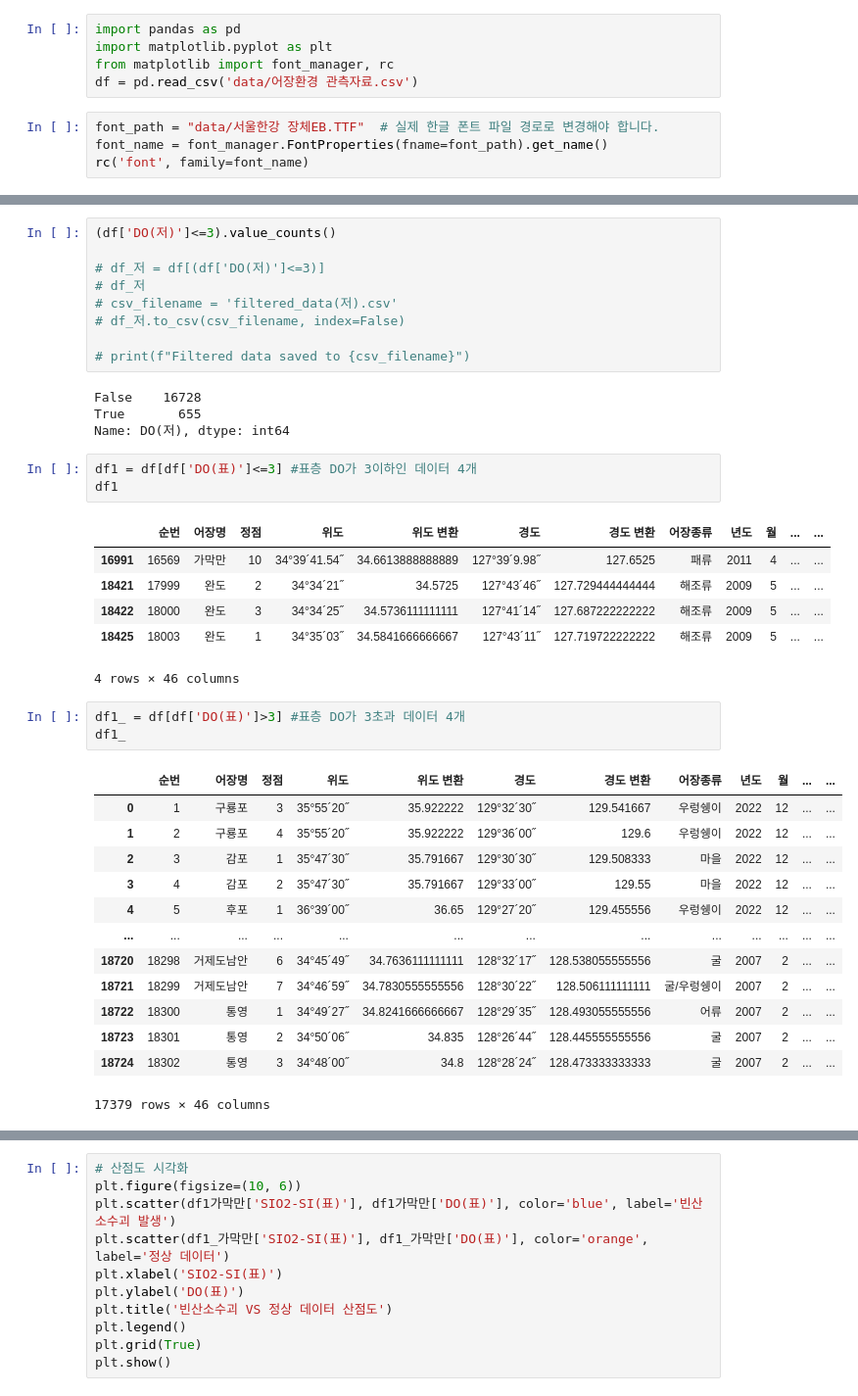
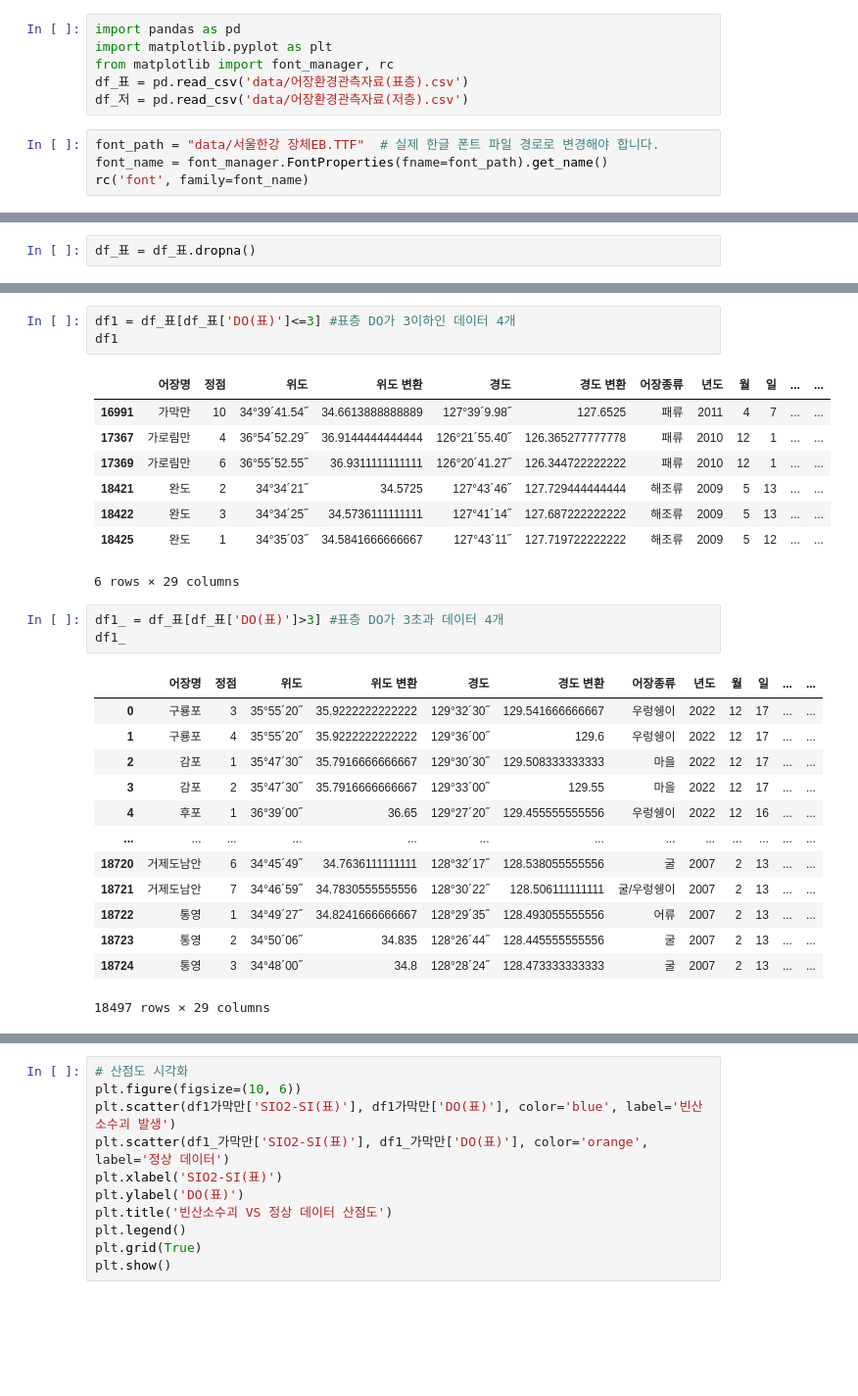
Before and after one commit to Hanhojjung/---_-----, a Jupyter notebook: knn(표).ipynb, the cells around one changed output, grey strips where cells are left out. Shown at 98% size. Saved outputs shown, nothing was run; the diff lists cells and outputs as text; blank space fills up the shorter version.

```diff
--- a/knn.ipynb
+++ b/knn(표).ipynb
@@ -2,7 +2,8 @@
 import pandas as pd
 import matplotlib.pyplot as plt
 from matplotlib import font_manager, rc
-df = pd.read_csv('data/어장환경 관측자료.csv')
+df_표 = pd.read_csv('data/어장환경관측자료(표층).csv')
+df_저 = pd.read_csv('data/어장환경관측자료(저층).csv')
 # %%
 font_path = "data/서울한강 장체EB.TTF"  # 실제 한글 폰트 파일 경로로 변경해야 합니다.
 font_name = font_manager.FontProperties(fname=font_path).get_name()
@@ -52 +51,3 @@ df = df.dropna()
+# %%
+df_표 = df_표.dropna()
 # %%
@@ -83,44 +84,33 @@ True         4
 Name: DO(표), dtype: int64
-# %%
-(df['DO(저)']<=3).value_counts()
-
-# df_저 = df[(df['DO(저)']<=3)]
-# df_저
-# csv_filename = 'filtered_data(저).csv'
-# df_저.to_csv(csv_filename, index=False)
-
-# print(f"Filtered data saved to {csv_filename}")
-# %% [output]
-False    16728
-True       655
-Name: DO(저), dtype: int64
 # %%
-df1 = df[df['DO(표)']<=3] #표층 DO가 3이하인 데이터 4개
+df1 = df_표[df_표['DO(표)']<=3] #표층 DO가 3이하인 데이터 4개
 df1
 # %% [output]
-|  | 순번 | 어장명 | 정점 | 위도 | 위도 변환 | 경도 | 경도 변환 | 어장종류 | 년도 | 월 | ... | ... |
-| 16991 | 16569 | 가막만 | 10 | 34°39´41.54˝ | 34.6613888888889 | 127°39´9.98˝ | 127.6525 | 패류 | 2011 | 4 | ... | ... |
-| 18421 | 17999 | 완도 | 2 | 34°34´21˝ | 34.5725 | 127°43´46˝ | 127.729444444444 | 해조류 | 2009 | 5 | ... | ... |
-| 18422 | 18000 | 완도 | 3 | 34°34´25˝ | 34.5736111111111 | 127°41´14˝ | 127.687222222222 | 해조류 | 2009 | 5 | ... | ... |
-| 18425 | 18003 | 완도 | 1 | 34°35´03˝ | 34.5841666666667 | 127°43´11˝ | 127.719722222222 | 해조류 | 2009 | 5 | ... | ... |
+|  | 어장명 | 정점 | 위도 | 위도 변환 | 경도 | 경도 변환 | 어장종류 | 년도 | 월 | 일 | ... | ... |
+| 16991 | 가막만 | 10 | 34°39´41.54˝ | 34.6613888888889 | 127°39´9.98˝ | 127.6525 | 패류 | 2011 | 4 | 7 | ... | ... |
+| 17367 | 가로림만 | 4 | 36°54´52.29˝ | 36.9144444444444 | 126°21´55.40˝ | 126.365277777778 | 패류 | 2010 | 12 | 1 | ... | ... |
+| 17369 | 가로림만 | 6 | 36°55´52.55˝ | 36.9311111111111 | 126°20´41.27˝ | 126.344722222222 | 패류 | 2010 | 12 | 1 | ... | ... |
+| 18421 | 완도 | 2 | 34°34´21˝ | 34.5725 | 127°43´46˝ | 127.729444444444 | 해조류 | 2009 | 5 | 13 | ... | ... |
+| 18422 | 완도 | 3 | 34°34´25˝ | 34.5736111111111 | 127°41´14˝ | 127.687222222222 | 해조류 | 2009 | 5 | 13 | ... | ... |
+| 18425 | 완도 | 1 | 34°35´03˝ | 34.5841666666667 | 127°43´11˝ | 127.719722222222 | 해조류 | 2009 | 5 | 12 | ... | ... |
-4 rows × 46 columns
+6 rows × 29 columns
 # %%
-df1_ = df[df['DO(표)']>3] #표층 DO가 3초과 데이터 4개
+df1_ = df_표[df_표['DO(표)']>3] #표층 DO가 3초과 데이터 4개
 df1_
 # %% [output]
-|  | 순번 | 어장명 | 정점 | 위도 | 위도 변환 | 경도 | 경도 변환 | 어장종류 | 년도 | 월 | ... | ... |
-| 0 | 1 | 구룡포 | 3 | 35°55´20˝ | 35.922222 | 129°32´30˝ | 129.541667 | 우렁쉥이 | 2022 | 12 | ... | ... |
-| 1 | 2 | 구룡포 | 4 | 35°55´20˝ | 35.922222 | 129°36´00˝ | 129.6 | 우렁쉥이 | 2022 | 12 | ... | ... |
-| 2 | 3 | 감포 | 1 | 35°47´30˝ | 35.791667 | 129°30´30˝ | 129.508333 | 마을 | 2022 | 12 | ... | ... |
-| 3 | 4 | 감포 | 2 | 35°47´30˝ | 35.791667 | 129°33´00˝ | 129.55 | 마을 | 2022 | 12 | ... | ... |
-| 4 | 5 | 후포 | 1 | 36°39´00˝ | 36.65 | 129°27´20˝ | 129.455556 | 우렁쉥이 | 2022 | 12 | ... | ... |
+|  | 어장명 | 정점 | 위도 | 위도 변환 | 경도 | 경도 변환 | 어장종류 | 년도 | 월 | 일 | ... | ... |
+| 0 | 구룡포 | 3 | 35°55´20˝ | 35.9222222222222 | 129°32´30˝ | 129.541666666667 | 우렁쉥이 | 2022 | 12 | 17 | ... | ... |
+| 1 | 구룡포 | 4 | 35°55´20˝ | 35.9222222222222 | 129°36´00˝ | 129.6 | 우렁쉥이 | 2022 | 12 | 17 | ... | ... |
+| 2 | 감포 | 1 | 35°47´30˝ | 35.7916666666667 | 129°30´30˝ | 129.508333333333 | 마을 | 2022 | 12 | 17 | ... | ... |
+| 3 | 감포 | 2 | 35°47´30˝ | 35.7916666666667 | 129°33´00˝ | 129.55 | 마을 | 2022 | 12 | 17 | ... | ... |
+| 4 | 후포 | 1 | 36°39´00˝ | 36.65 | 129°27´20˝ | 129.455555555556 | 우렁쉥이 | 2022 | 12 | 16 | ... | ... |
 | ... | ... | ... | ... | ... | ... | ... | ... | ... | ... | ... | ... | ... |
-| 18720 | 18298 | 거제도남안 | 6 | 34°45´49˝ | 34.7636111111111 | 128°32´17˝ | 128.538055555556 | 굴 | 2007 | 2 | ... | ... |
-| 18721 | 18299 | 거제도남안 | 7 | 34°46´59˝ | 34.7830555555556 | 128°30´22˝ | 128.506111111111 | 굴/우렁쉥이 | 2007 | 2 | ... | ... |
-| 18722 | 18300 | 통영 | 1 | 34°49´27˝ | 34.8241666666667 | 128°29´35˝ | 128.493055555556 | 어류 | 2007 | 2 | ... | ... |
-| 18723 | 18301 | 통영 | 2 | 34°50´06˝ | 34.835 | 128°26´44˝ | 128.445555555556 | 굴 | 2007 | 2 | ... | ... |
-| 18724 | 18302 | 통영 | 3 | 34°48´00˝ | 34.8 | 128°28´24˝ | 128.473333333333 | 굴 | 2007 | 2 | ... | ... |
+| 18720 | 거제도남안 | 6 | 34°45´49˝ | 34.7636111111111 | 128°32´17˝ | 128.538055555556 | 굴 | 2007 | 2 | 13 | ... | ... |
+| 18721 | 거제도남안 | 7 | 34°46´59˝ | 34.7830555555556 | 128°30´22˝ | 128.506111111111 | 굴/우렁쉥이 | 2007 | 2 | 13 | ... | ... |
+| 18722 | 통영 | 1 | 34°49´27˝ | 34.8241666666667 | 128°29´35˝ | 128.493055555556 | 어류 | 2007 | 2 | 13 | ... | ... |
+| 18723 | 통영 | 2 | 34°50´06˝ | 34.835 | 128°26´44˝ | 128.445555555556 | 굴 | 2007 | 2 | 13 | ... | ... |
+| 18724 | 통영 | 3 | 34°48´00˝ | 34.8 | 128°28´24˝ | 128.473333333333 | 굴 | 2007 | 2 | 13 | ... | ... |
-17379 rows × 46 columns
+18497 rows × 29 columns
 # %%
 df1가막만 = df1[df1['어장명']=='가막만'] #표층 3이하 가막만 데이터
 df1가막만
```
Also changed, not shown: parts of 23 cells of this notebook, 7 other files.
